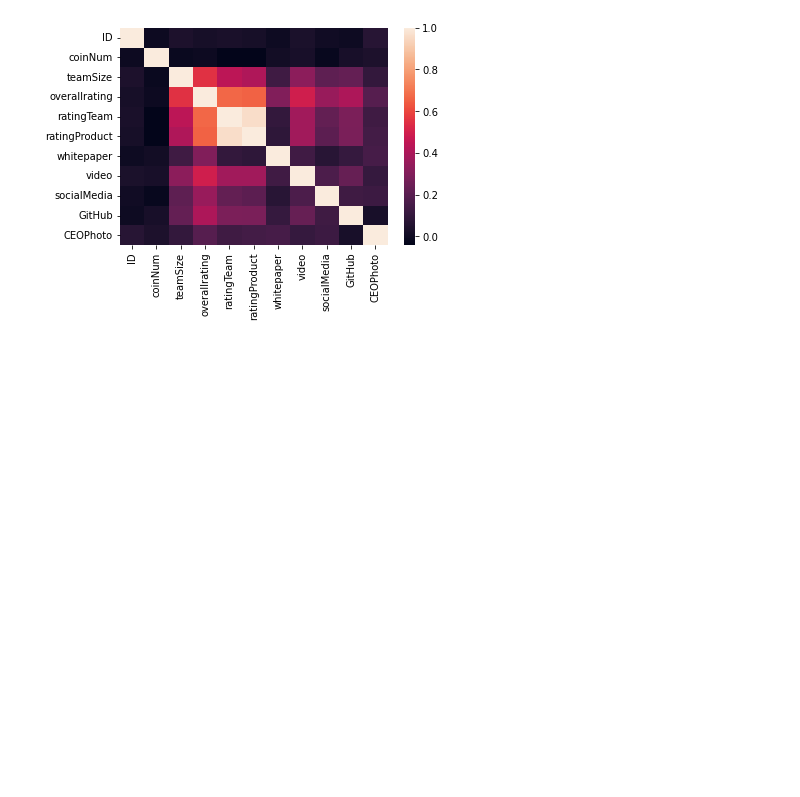
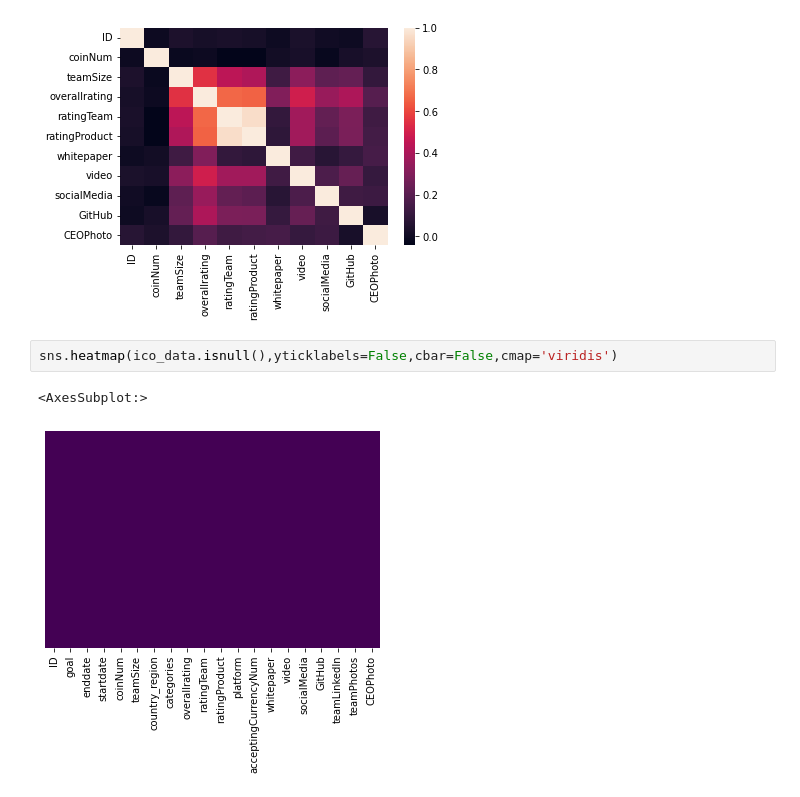
Before and after one commit to Venki95/InitialCoinOffering_MachineLearningProject, a Jupyter notebook: ICO_Project.ipynb, the cells around one changed output. Cells and saved outputs as stored; diff of their text form; blank space fills up the shorter version.

```diff
--- a/ICOs_Project.ipynb
+++ b/ICO_Project.ipynb
@@ -128,3 +133,8 @@ sns.heatmap(ico_data.corr())
 # %% [output]
 <AxesSubplot:>
 [figure]
+# %%
+sns.heatmap(ico_data.isnull(),yticklabels=False,cbar=False,cmap='viridis')
+# %% [output]
+<AxesSubplot:>
+[figure, added]
```
Also changed, not shown: parts of 4 cells of this notebook.
